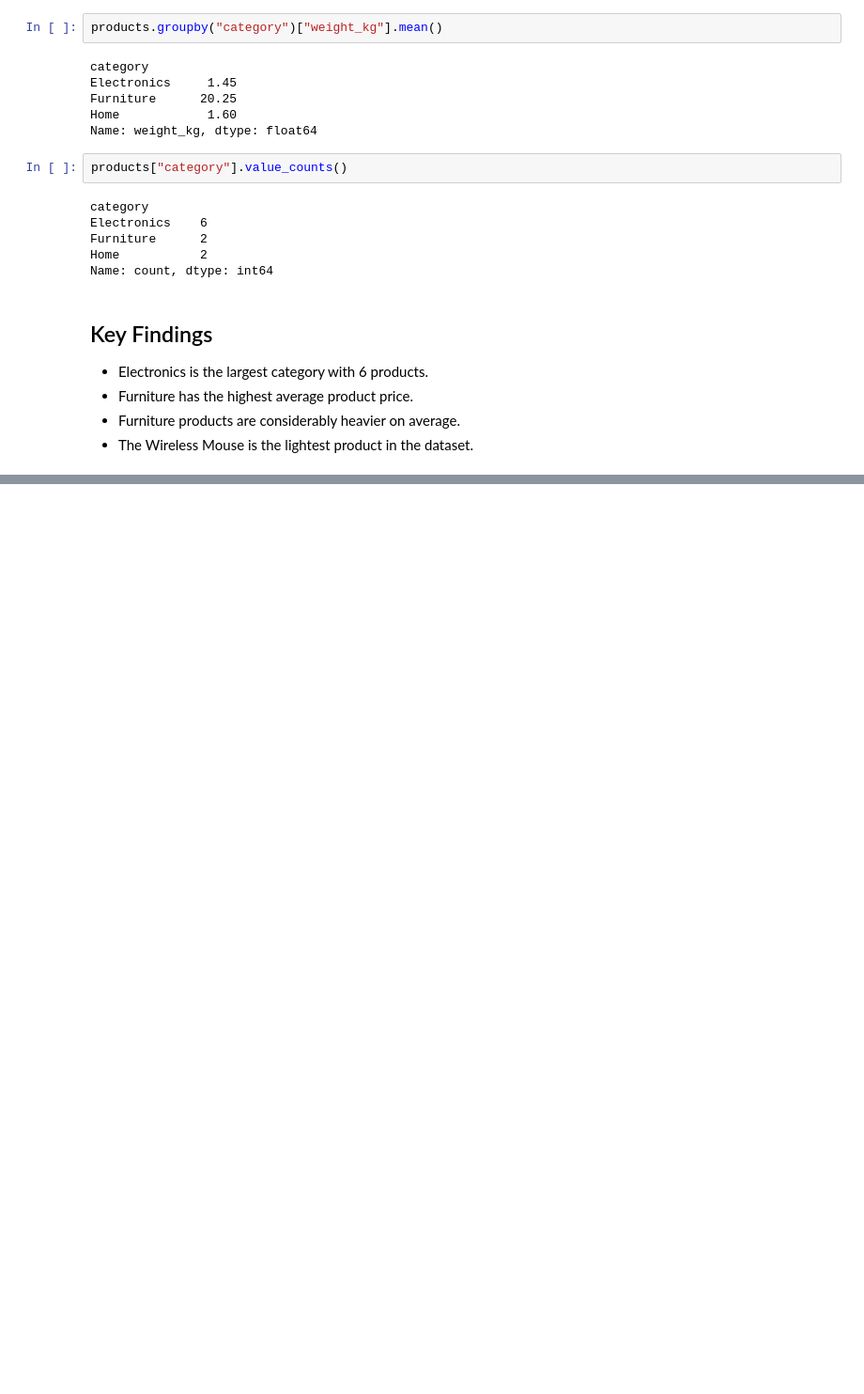
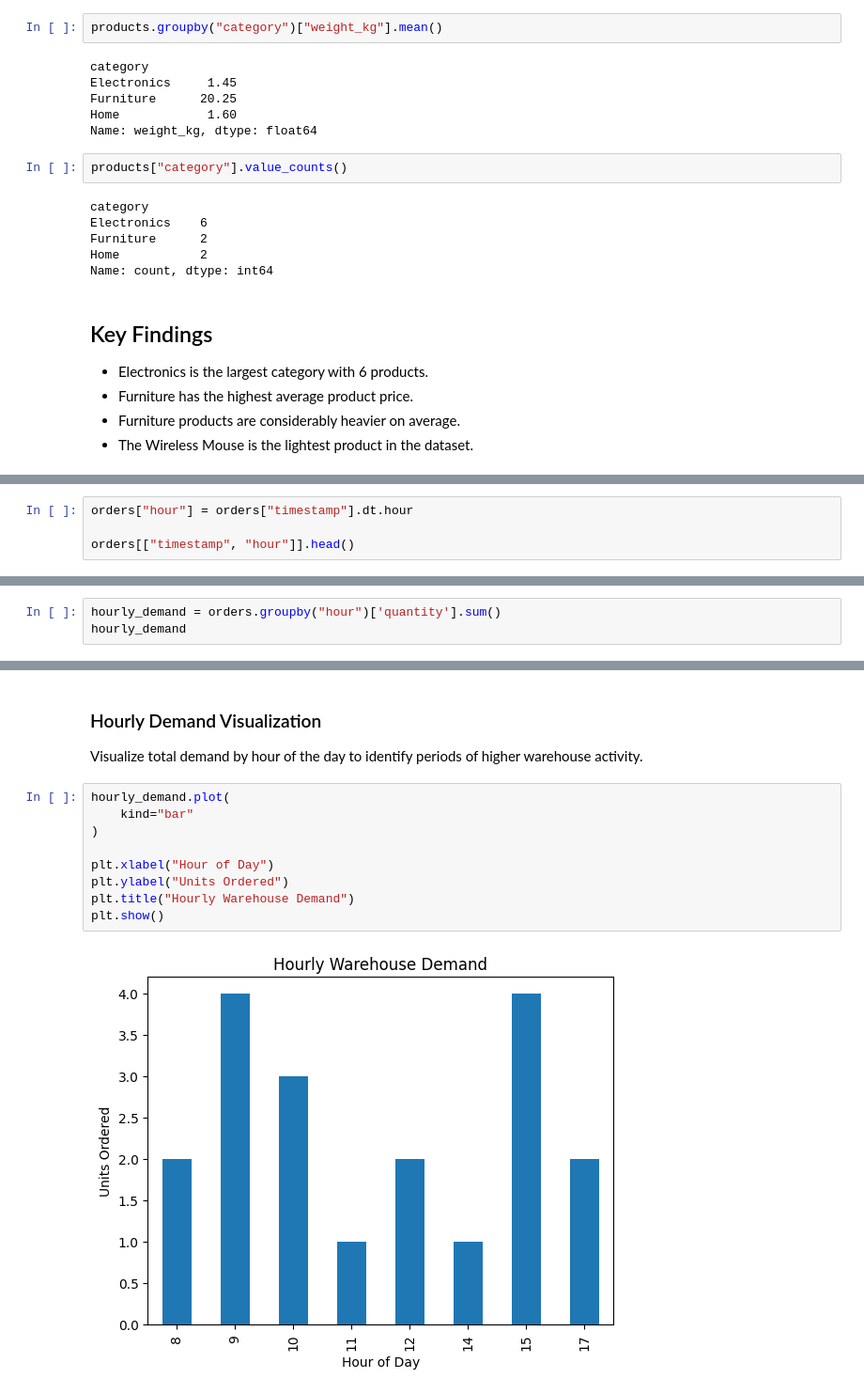
Before and after one commit to youcy03/ai-warehouse-digital-twin, a Jupyter notebook: notebooks/01_data_exploration.ipynb, the cells around one changed output, grey strips where cells are left out. Shown at 94% size. Drawn from its saved outputs; the diff is of its cells as text; blank space fills up the shorter version.

```diff
--- a/notebooks/01_data_exploration.ipynb
+++ b/notebooks/01_data_exploration.ipynb
@@ -145,0 +323,4 @@ Name: count, dtype: int64
+# %%
+orders["hour"] = orders["timestamp"].dt.hour
+
+orders[["timestamp", "hour"]].head()
@@ -145,0 +334,3 @@ Name: count, dtype: int64
+# %%
+hourly_demand = orders.groupby("hour")['quantity'].sum()
+hourly_demand
@@ -145,0 +348,15 @@ Name: count, dtype: int64
+# %% [markdown]
+### Hourly Demand Visualization
+
+Visualize total demand by hour of the day to identify periods of higher warehouse activity.
+# %%
+hourly_demand.plot(
+    kind="bar"
+)
+
+plt.xlabel("Hour of Day")
+plt.ylabel("Units Ordered")
+plt.title("Hourly Warehouse Demand")
+plt.show()
+# %% [output]
+[figure, added]
```
Also changed, not shown: parts of 73 cells of this notebook, 2 other files.
